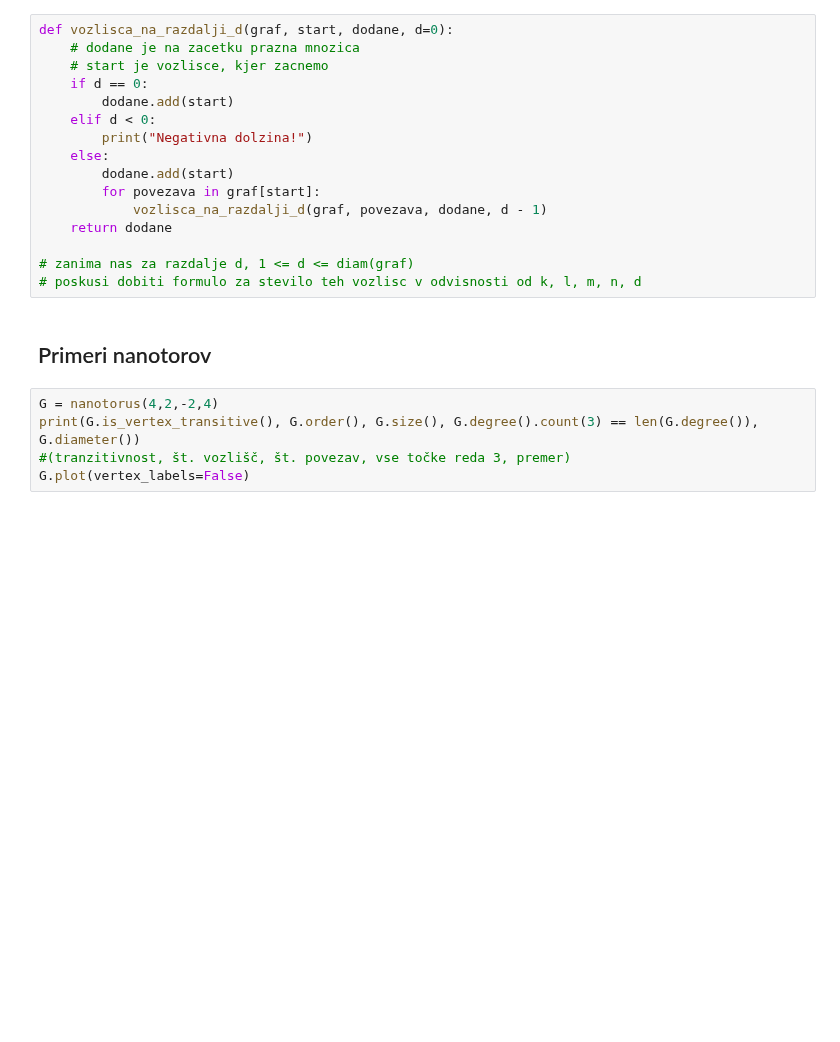
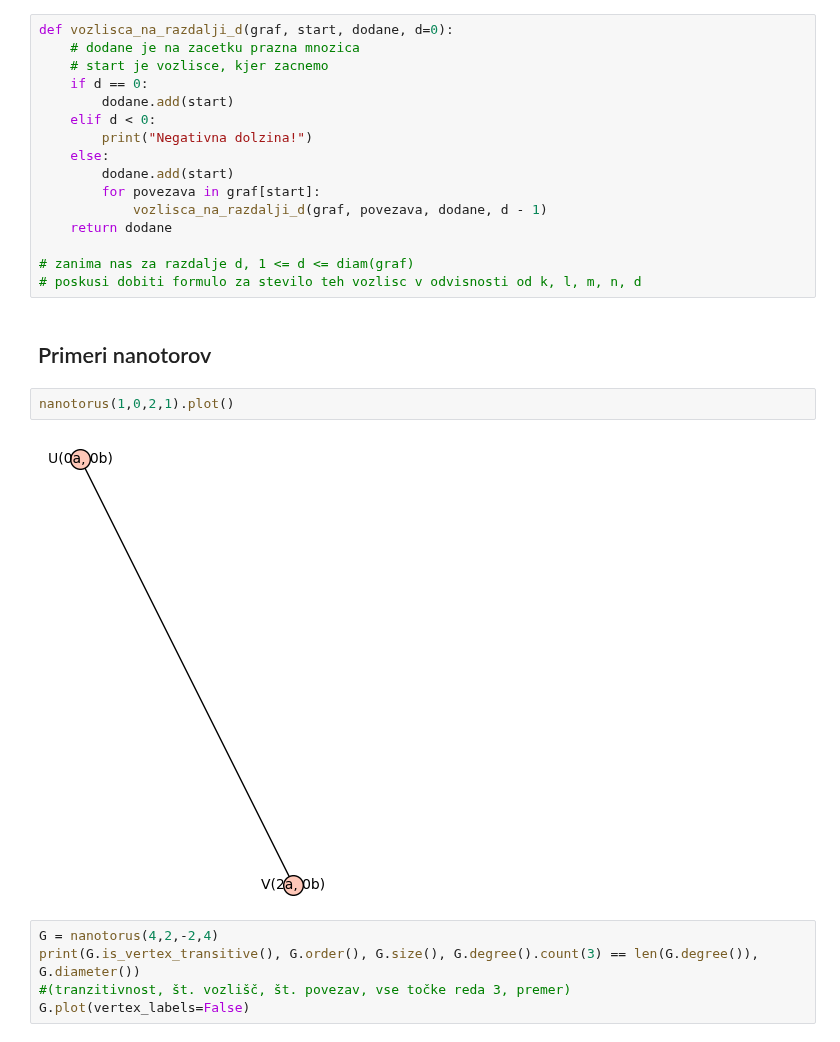
Before and after one commit to TomasRode/Nanotori, a Jupyter notebook: Nanotori.ipynb, the cells around one changed output. Saved outputs shown, nothing was run; the diff lists cells and outputs as text; blank space fills up the shorter version.

```diff
--- a/Nanotori.ipynb
+++ b/Nanotori.ipynb
@@ -244,6 +244,10 @@ def vozlisca_na_razdalji_d(graf, start, dodane, d=0):
 # poskusi dobiti formulo za stevilo teh vozlisc v odvisnosti od k, l, m, n, d
 # %% [markdown]
 ## Primeri nanotorov
+# %%
+nanotorus(1,0,2,1).plot()
+# %% [output]
+[figure, added]
 # %%
 G = nanotorus(4,2,-2,4)
 print(G.is_vertex_transitive(), G.order(), G.size(), G.degree().count(3) == len(G.degree()), G.diameter())
```
